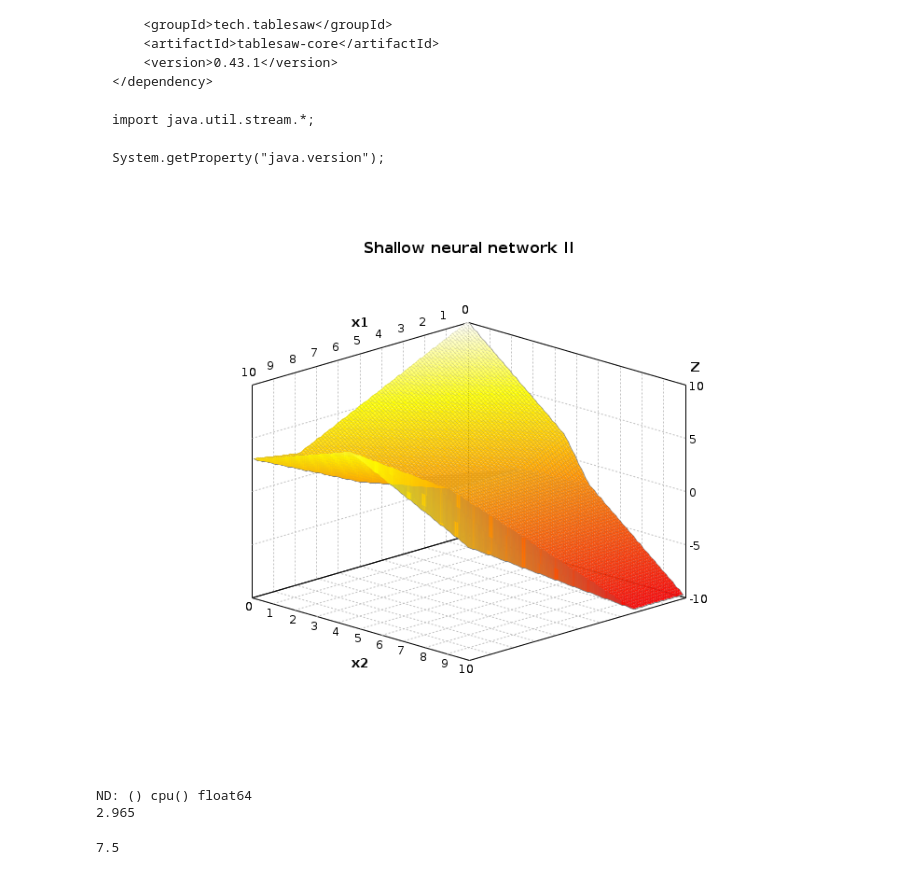
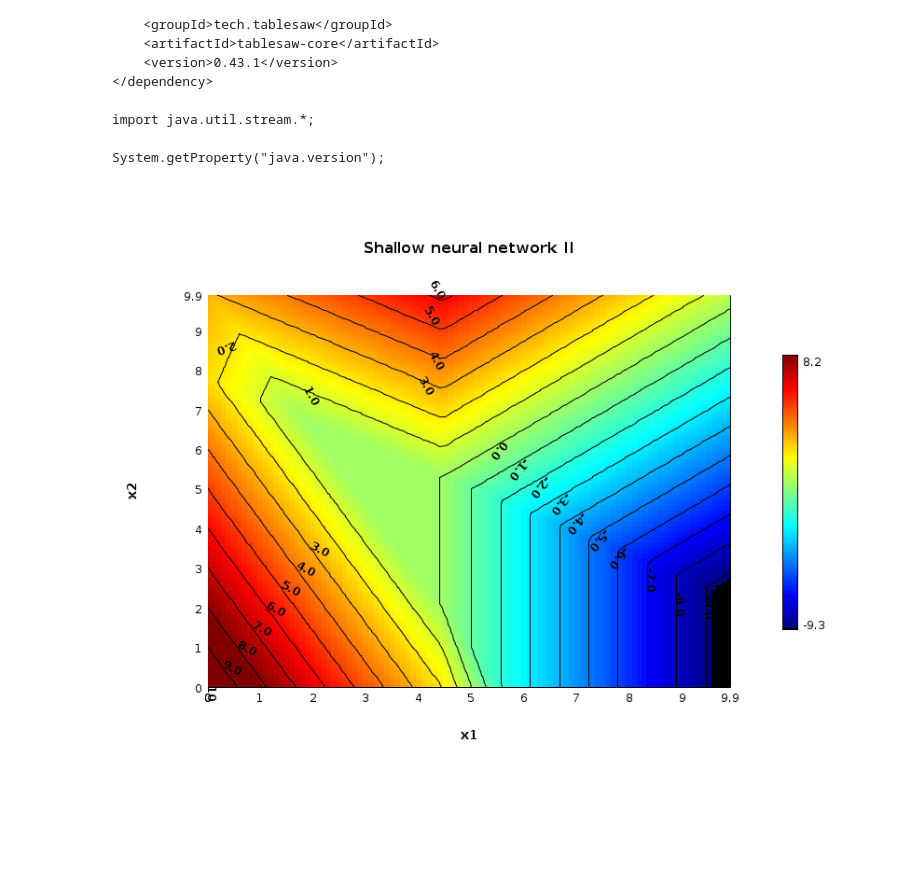
Before and after one commit to jamalromero/colab, a Jupyter notebook: 3_2_Shallow_Networks_II.ipynb, the cells around one changed output. Cells and saved outputs as stored; diff of their text form; code cells hidden in the pictures; blank space fills up the shorter version.

```diff
--- a/3_2_Shallow_Networks_II.ipynb
+++ b/3_2_Shallow_Networks_II.ipynb
@@ -53,30 +63,31 @@ double phi_0 = 0; double phi_1 = -2; double phi_2 = 2; double phi_3 = 1.5;
+# %%
+Canvas plotMap(NDArray x1, NDArray x2, NDArray y, boolean isHeatmap) {
+    if(isHeatmap) {
+        var canvas = Heatmap.of(x1.toDoubleArray(), x2.toDoubleArray(), toDoubleArray(y), 256).canvas();
+        canvas.add(Contour.of(x1.toDoubleArray(), x2.toDoubleArray(), toDoubleArray(y), 256));
+        canvas.setAxisLabels("x1", "x2");
+        return canvas;
+    } else {
+        var canvas = Surface.of(x1.toDoubleArray(), x2.toDoubleArray(), toDoubleArray(y), Palette.jet(256, 1.0f)).canvas();
+        canvas.setAxisLabels("x2", "x1");
+        return canvas;
+    }
+}
 # %%
 var x1 = manager.arange(0f, 10f, 0.1f, DataType.FLOAT64);
 var x2 = manager.arange(0f, 10f, 0.1f, DataType.FLOAT64);
 
 var gridMap = meshgrid(x1, x2);
-var x1_mesh = gridMap.get("x1");
-var x2_mesh = gridMap.get("x2");
 
-var h1 = Activation.relu(x1_mesh.mul(theta_11).add(x2_mesh.mul(theta_12)).add(theta_10));
-var h2 = Activation.relu(x1_mesh.mul(theta_21).add(x2_mesh.mul(theta_22)).add(theta_20));
-var h3 = Activation.relu(x1_mesh.mul(theta_31).add(x2_mesh.mul(theta_32)).add(theta_30));
+var y = linearFunction(gridMap.get("x1"), gridMap.get("x2"),
+                       theta_10,  theta_11, theta_12,
+                       theta_20, theta_21, theta_22,
+                       theta_30, theta_31, theta_32,
+                       phi_0, phi_1, phi_2, phi_3
+                       );
 
-var y = h1.mul(phi_1).add(h2.mul(phi_2)).add(h3.mul(phi_3)).add(phi_0);
-
-var canvas = Surface.of(x1.toDoubleArray(), x2.toDoubleArray(), toDoubleArray(y), Palette.heat(256, 1.0f)).canvas();
-//canvas.add(Contour.of(x1.toDoubleArray(), x2.toDoubleArray(), toDoubleArray(y), 256));
-canvas.setAxisLabels("x1", "x2");
+var canvas = plotMap(x1, x2, y, true);
 canvas.setTitle("Shallow neural network II");
 canvas.toBufferedImage(800, 600);
 # %% [output]
-[figure, old version]
+[figure, new version]
-# %%
-y.get(99, 0)
-# %% [output]
-ND: () cpu() float64
-2.965
-# %%
-(-2 * -4) + (2 * 5) + (1.5 * -7)
-# %% [output]
-7.5
```
Also changed, not shown: parts of 2 cells of this notebook.
